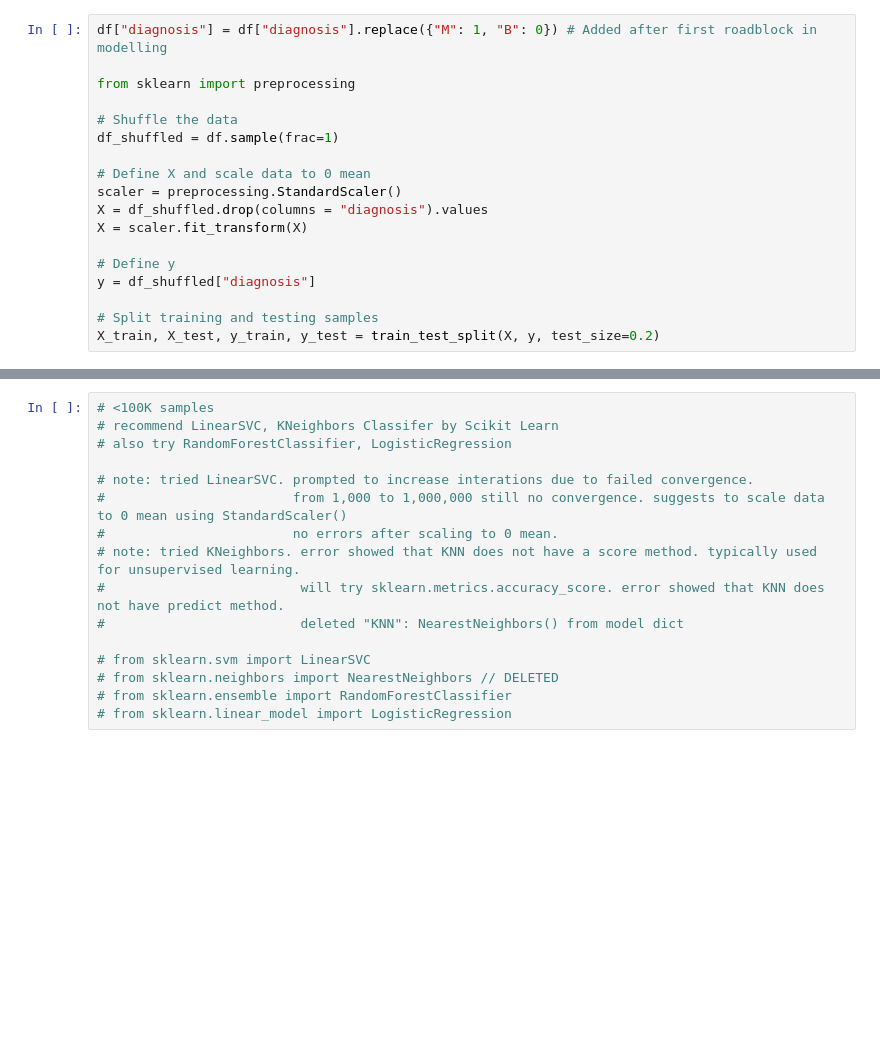
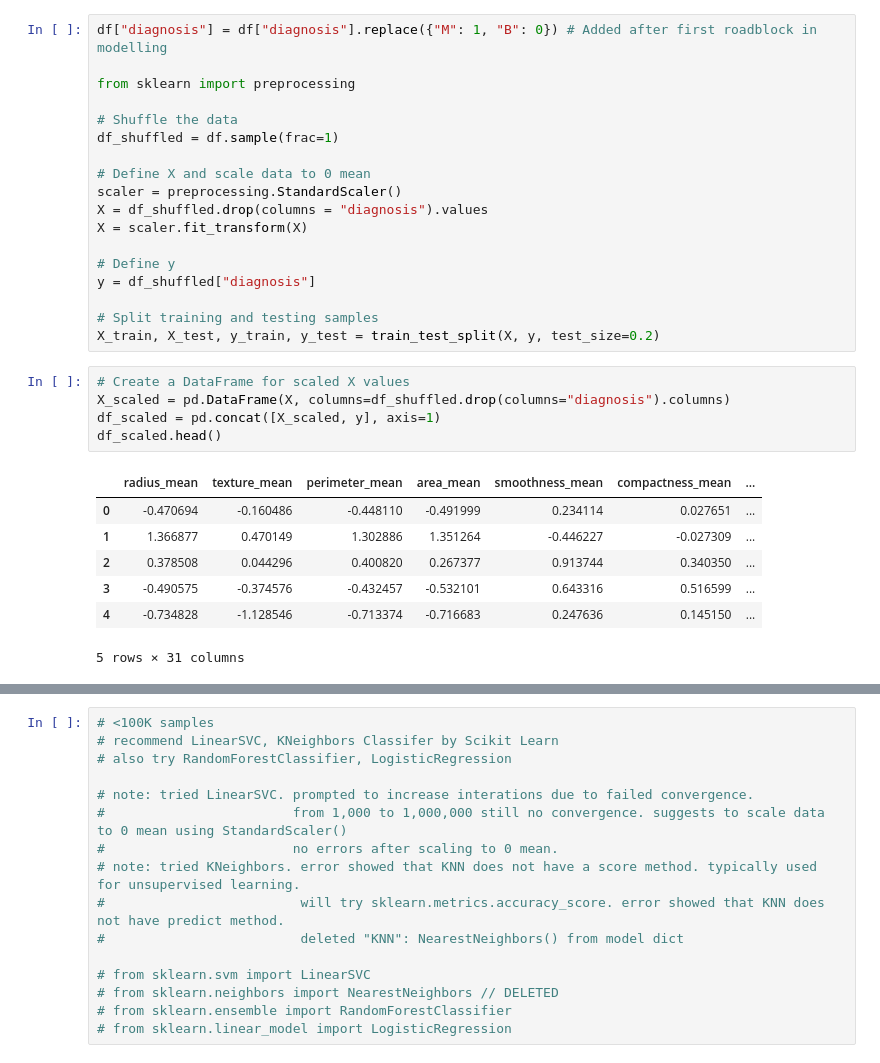
Before and after one commit to calvinyoon/DataScience, a Jupyter notebook: ML Binary Classification Tumor Type.ipynb, the cells around one changed output, grey strips where cells are left out. Drawn from its saved outputs; the diff is of its cells as text; blank space fills up the shorter version.

```diff
--- a/ML Binary Classification Tumor Type.ipynb
+++ b/ML Binary Classification Tumor Type.ipynb
@@ -189,3 +189,16 @@ y = df_shuffled["diagnosis"]
 
 # Split training and testing samples
 X_train, X_test, y_train, y_test = train_test_split(X, y, test_size=0.2)
+# %%
+# Create a DataFrame for scaled X values
+X_scaled = pd.DataFrame(X, columns=df_shuffled.drop(columns="diagnosis").columns)
+df_scaled = pd.concat([X_scaled, y], axis=1)
+df_scaled.head()
+# %% [output]
+|  | radius_mean | texture_mean | perimeter_mean | area_mean | smoothness_mean | compactness_mean | ... |
+| 0 | -0.470694 | -0.160486 | -0.448110 | -0.491999 | 0.234114 | 0.027651 | ... |
+| 1 | 1.366877 | 0.470149 | 1.302886 | 1.351264 | -0.446227 | -0.027309 | ... |
+| 2 | 0.378508 | 0.044296 | 0.400820 | 0.267377 | 0.913744 | 0.340350 | ... |
+| 3 | -0.490575 | -0.374576 | -0.432457 | -0.532101 | 0.643316 | 0.516599 | ... |
+| 4 | -0.734828 | -1.128546 | -0.713374 | -0.716683 | 0.247636 | 0.145150 | ... |
+5 rows × 31 columns
```
Also changed, not shown: parts of 1 cell of this notebook.
